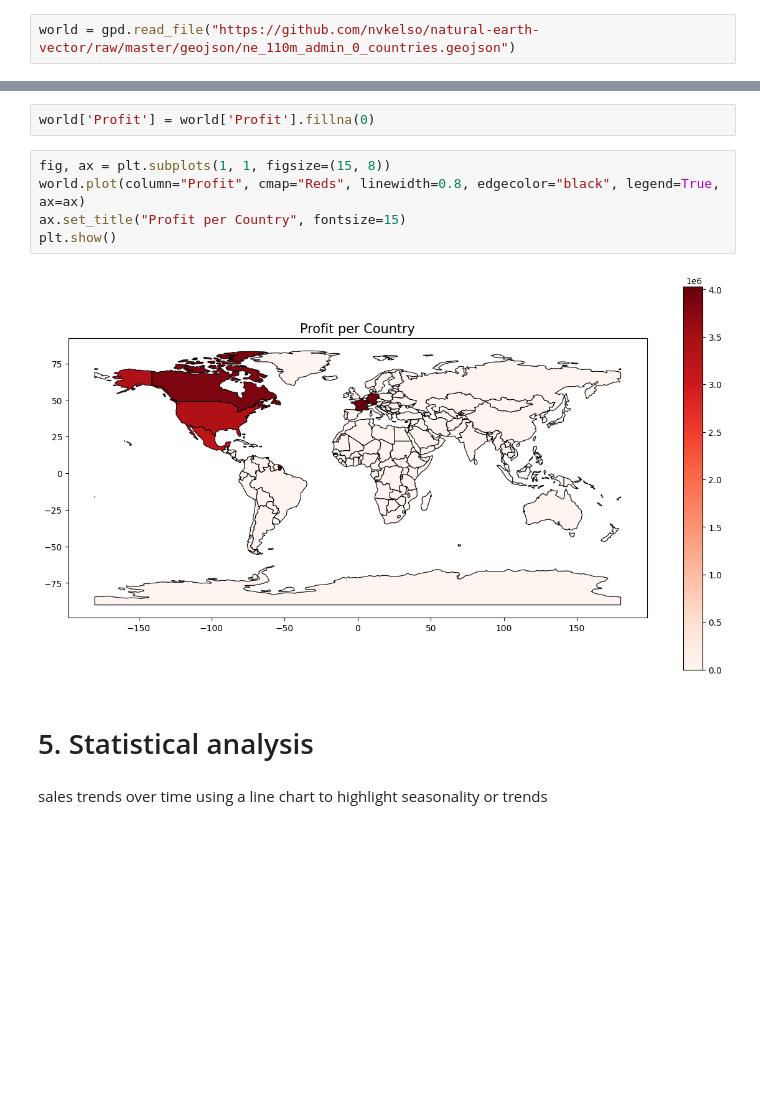
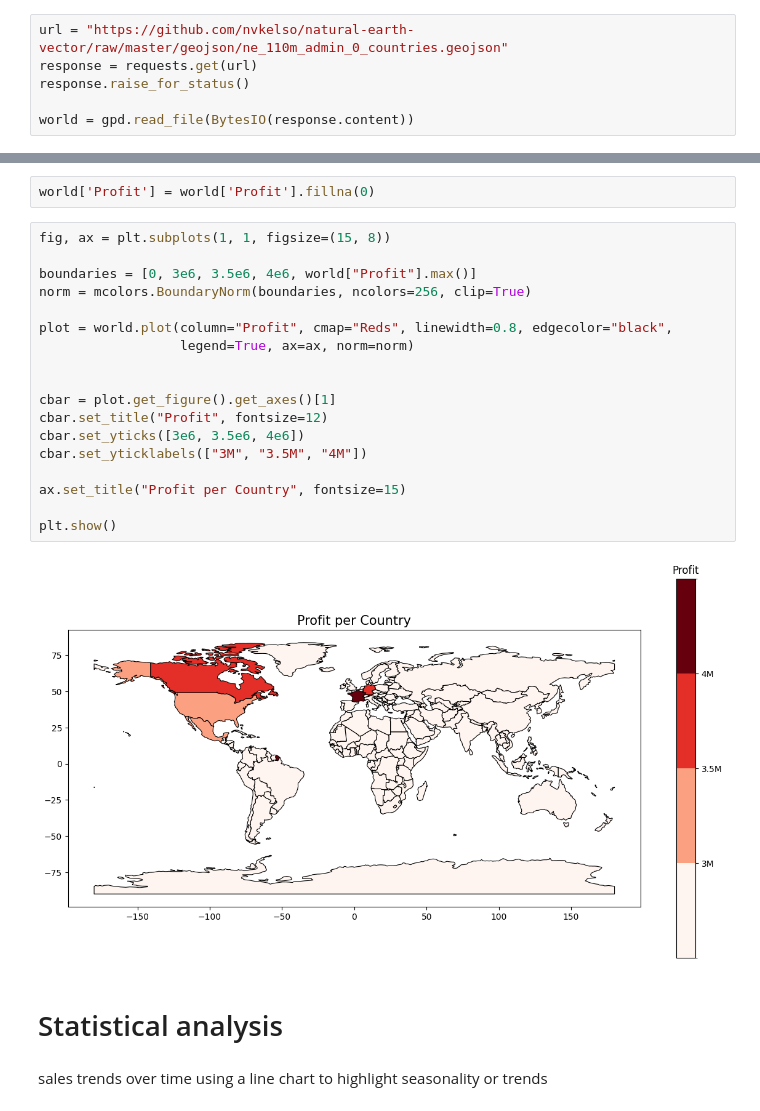
Before and after one commit to MatteoZanarini/FinalProject, a Jupyter notebook: scripts/roughAnalyses.ipynb, the cells around one changed output, grey strips where cells are left out. Drawn from its saved outputs; the diff is of its cells as text; blank space fills up the shorter version.

```diff
--- a/scripts/roughAnalyses.ipynb
+++ b/scripts/roughAnalyses.ipynb
@@ -398,5 +356,9 @@ import matplotlib.pyplot as plt
 # %%
-world = gpd.read_file("https://github.com/nvkelso/natural-earth-vector/raw/master/geojson/ne_110m_admin_0_countries.geojson")
+url = "https://github.com/nvkelso/natural-earth-vector/raw/master/geojson/ne_110m_admin_0_countries.geojson"
+response = requests.get(url)
+response.raise_for_status()
+
+world = gpd.read_file(BytesIO(response.content))
 # %%
 df_country = df[["Country", "Profit"]]
 df_map = df.groupby('Country', as_index=False)['Profit'].sum()
@@ -406,13 +368,26 @@ world = world.merge(df_map, left_on="NAME", right_on="Country", how="left")
 world['Profit'] = world['Profit'].fillna(0)
 # %%
 fig, ax = plt.subplots(1, 1, figsize=(15, 8))
-world.plot(column="Profit", cmap="Reds", linewidth=0.8, edgecolor="black", legend=True, ax=ax)
+
+boundaries = [0, 3e6, 3.5e6, 4e6, world["Profit"].max()]
+norm = mcolors.BoundaryNorm(boundaries, ncolors=256, clip=True)
+
+plot = world.plot(column="Profit", cmap="Reds", linewidth=0.8, edgecolor="black",
+                  legend=True, ax=ax, norm=norm)
+
+
+cbar = plot.get_figure().get_axes()[1]
+cbar.set_title("Profit", fontsize=12)
+cbar.set_yticks([3e6, 3.5e6, 4e6])
+cbar.set_yticklabels(["3M", "3.5M", "4M"])
+
 ax.set_title("Profit per Country", fontsize=15)
+
 plt.show()
 # %% [output]
-[figure, old version]
+[figure, new version]
 # %% [markdown]
-# 5. Statistical analysis
+# Statistical analysis
 # %% [markdown]
 sales trends over time using a line chart to highlight seasonality or trends
 # %%
```
Also changed, not shown: parts of 29 cells of this notebook, 2 other files.
